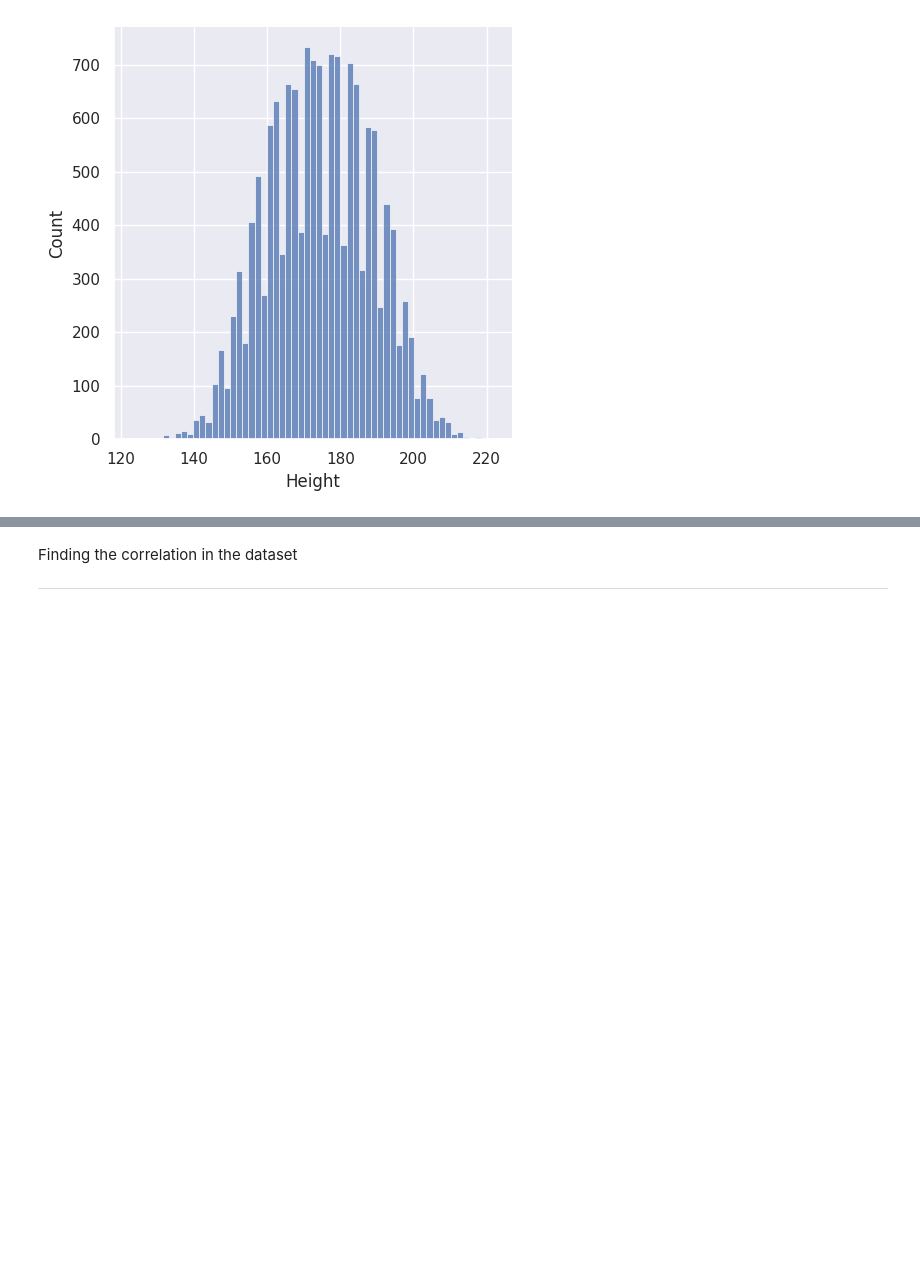
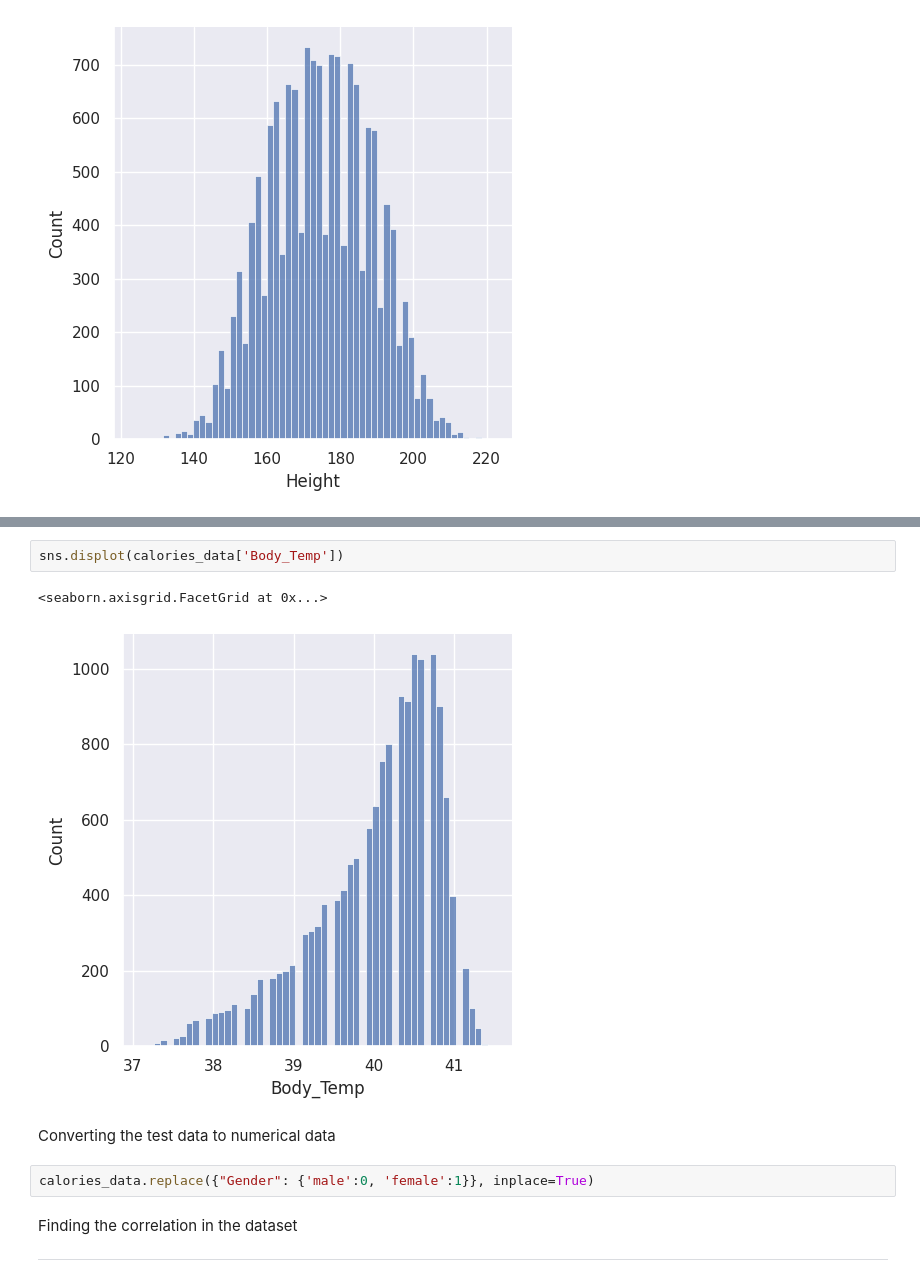
Before and after one commit to Abhyuday-Dev/Calories-burn-predictor, a Jupyter notebook: Calories_burnt.ipynb, the cells around one changed output, grey strips where cells are left out. Drawn from its saved outputs; the diff is of its cells as text; blank space fills up the shorter version.

```diff
--- a/Calories_burnt.ipynb
+++ b/Calories_burnt.ipynb
@@ -144,3 +149,12 @@ sns.displot(calories_data['Height'])
+# %%
+sns.displot(calories_data['Body_Temp'])
+# %% [output]
+<seaborn.axisgrid.FacetGrid at 0x...>
+[figure, added]
+# %% [markdown]
+Converting the test data to numerical data
+# %%
+calories_data.replace({"Gender": {'male':0, 'female':1}}, inplace=True)
 # %% [markdown]
 Finding the correlation in the dataset
 
```
Also changed, not shown: parts of 6 cells of this notebook.
